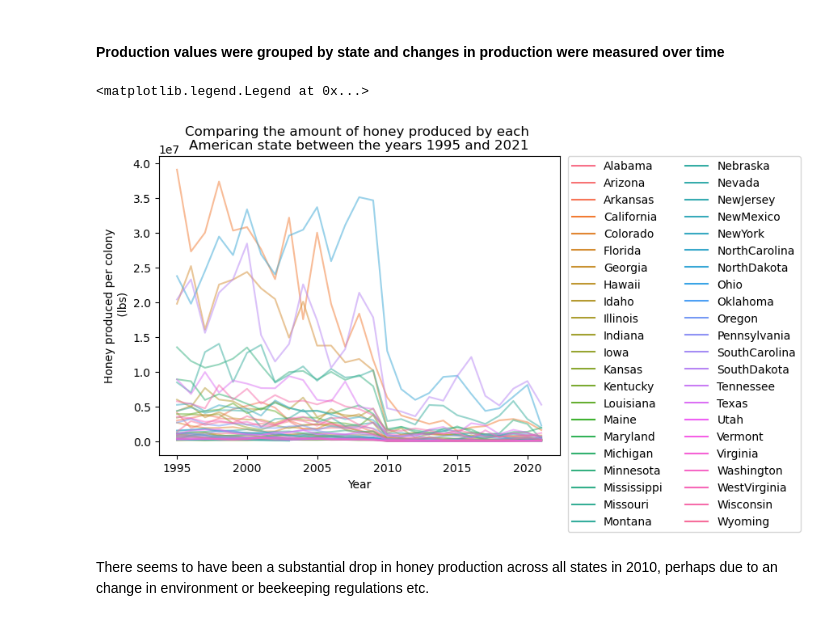
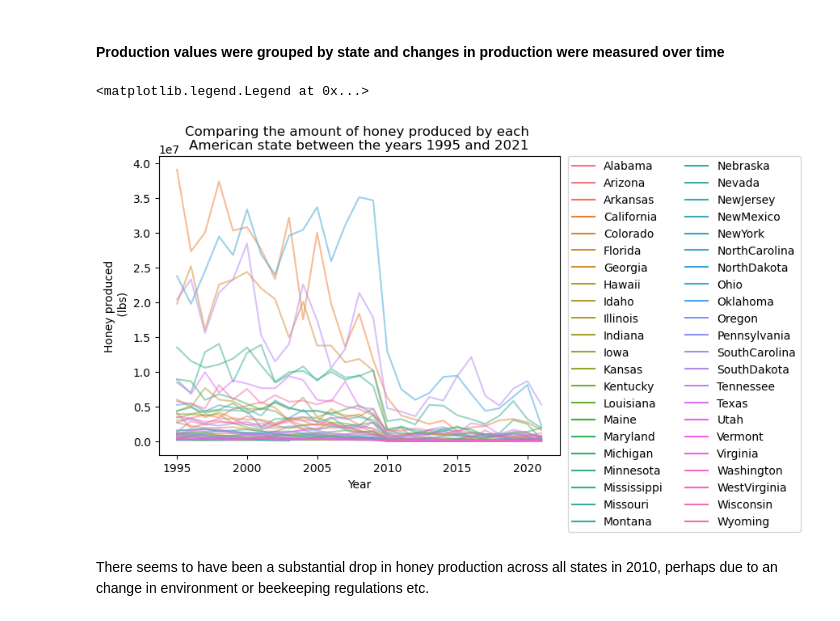
Before and after one commit to mos5939/Assessment-Honey_production, a Jupyter notebook: Honey_production_analysis.ipynb, the cells around one changed output. Cells and saved outputs as stored; diff of their text form; code cells hidden in the pictures.

```diff
--- a/Honey_production_analysis.ipynb
+++ b/Honey_production_analysis.ipynb
@@ -120,13 +120,13 @@ The most recent producer of the greatest amount of honey was South Dakota in 202
 state_group = data.groupby(["state"], as_index=False)
 # %%
 #plot production against year in lineplot and add both graph and axes titles
-fig_1 = sns.lineplot(data=data, x="year", y="production", hue = "state", alpha = 0.5).set(title="Comparing the amount of honey produced by each \nAmerican state between the years 1995 and 2021",xlabel = "Year", ylabel = "Honey produced per colony\n (lbs)")
+fig_1 = sns.lineplot(data=data, x="year", y="production", hue = "state", alpha = 0.5).set(title="Comparing the amount of honey produced by each \nAmerican state between the years 1995 and 2021",xlabel = "Year", ylabel = "Honey produced\n (lbs)")
 
 #format the legend, moving it to outside of the graph and sorting into two columns for improved legibility
 plt.legend(bbox_to_anchor=(1.02,1),loc = "upper left",  borderaxespad=0,ncol=2)
 # %% [output]
 <matplotlib.legend.Legend at 0x...>
-[figure, old version]
+[figure, new version]
 # %% [markdown]
 There seems to have been a substantial drop in honey production across all states in 2010, perhaps due to an change in environment or beekeeping regulations etc.
 # %% [markdown]
```
Also changed, not shown: parts of 18 cells of this notebook, 2 other files.
